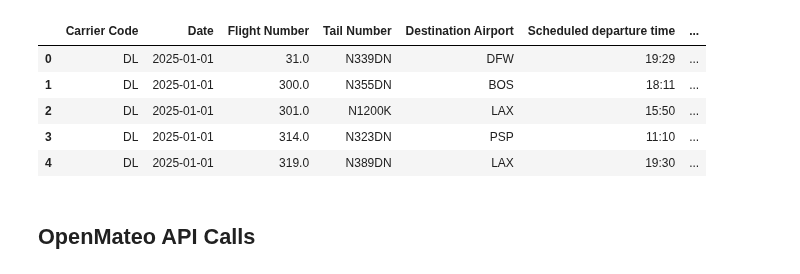
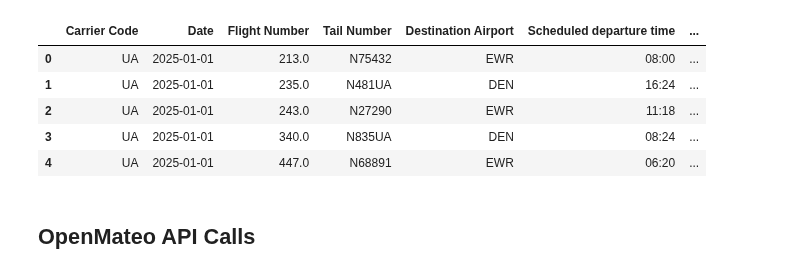
Before and after one commit to stabweee/FlightDelay, a Jupyter notebook: exploration.ipynb, the cells around one changed output. Cells and saved outputs as stored; diff of their text form; code cells hidden in the pictures.

Commit message:
combine csv

```diff
--- a/exploration.ipynb
+++ b/exploration.ipynb
@@ -7,15 +14,15 @@ from pprint import pprint
 # %%
-flight_data = pd.read_csv(r"data/ATL_DL.csv").iloc[:-1]
+flight_data = pd.read_csv(r"data/ATL_combined.csv")
 flight_data["Date (MM/DD/YYYY)"] = pd.to_datetime(flight_data["Date (MM/DD/YYYY)"])
 flight_data.rename(columns={"Date (MM/DD/YYYY)": "Date"}, inplace=True)
 flight_data.head()
 # %% [output]
 |  | Carrier Code | Date | Flight Number | Tail Number | Destination Airport | Scheduled departure time | ... |
-| 0 | DL | 2025-01-01 | 31.0 | N339DN | DFW | 19:29 | ... |
-| 1 | DL | 2025-01-01 | 300.0 | N355DN | BOS | 18:11 | ... |
-| 2 | DL | 2025-01-01 | 301.0 | N1200K | LAX | 15:50 | ... |
-| 3 | DL | 2025-01-01 | 314.0 | N323DN | PSP | 11:10 | ... |
-| 4 | DL | 2025-01-01 | 319.0 | N389DN | LAX | 19:30 | ... |
+| 0 | UA | 2025-01-01 | 213.0 | N75432 | EWR | 08:00 | ... |
+| 1 | UA | 2025-01-01 | 235.0 | N481UA | DEN | 16:24 | ... |
+| 2 | UA | 2025-01-01 | 243.0 | N27290 | EWR | 11:18 | ... |
+| 3 | UA | 2025-01-01 | 340.0 | N835UA | DEN | 08:24 | ... |
+| 4 | UA | 2025-01-01 | 447.0 | N68891 | EWR | 06:20 | ... |
 # %% [markdown]
 ## OpenMateo API Calls
 # %% [markdown]
```
Also changed, not shown: parts of 7 cells of this notebook, 1 other file.
